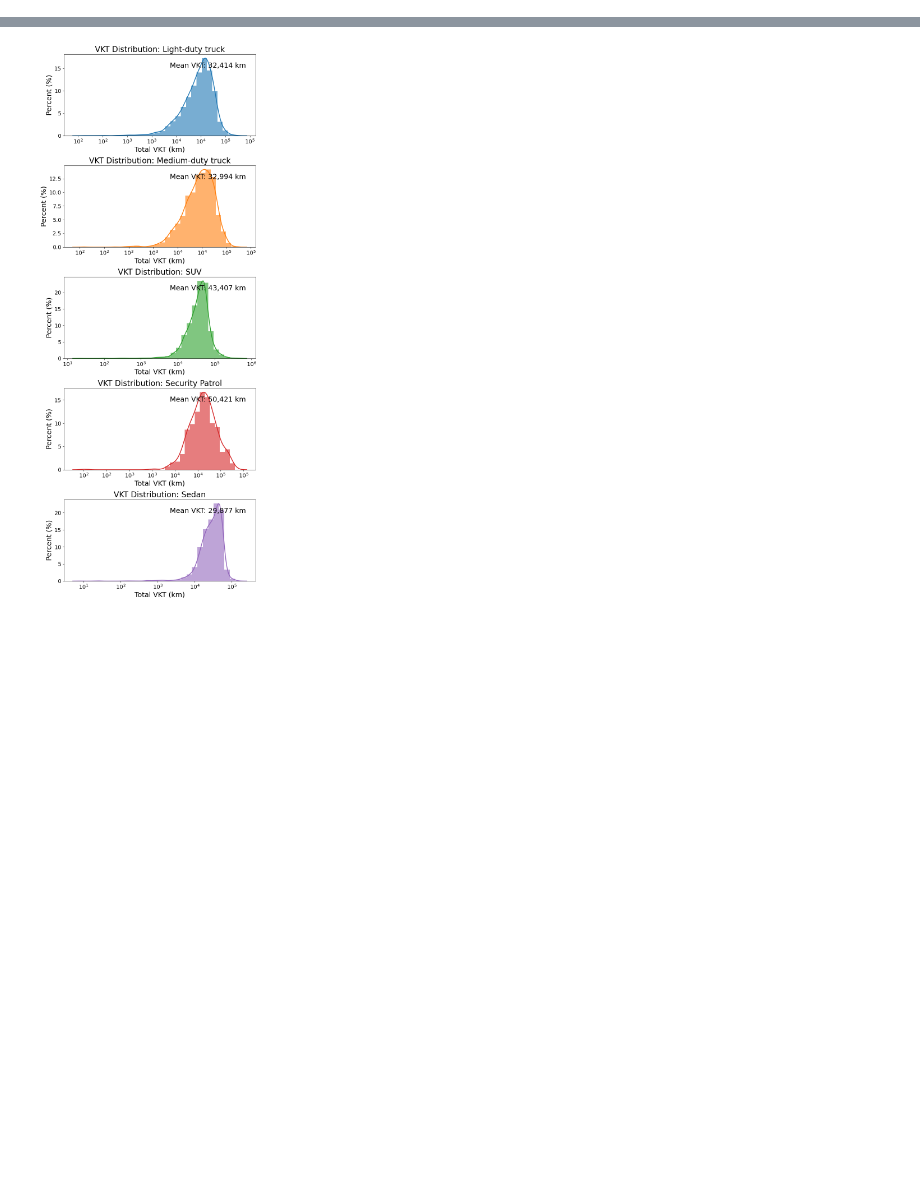
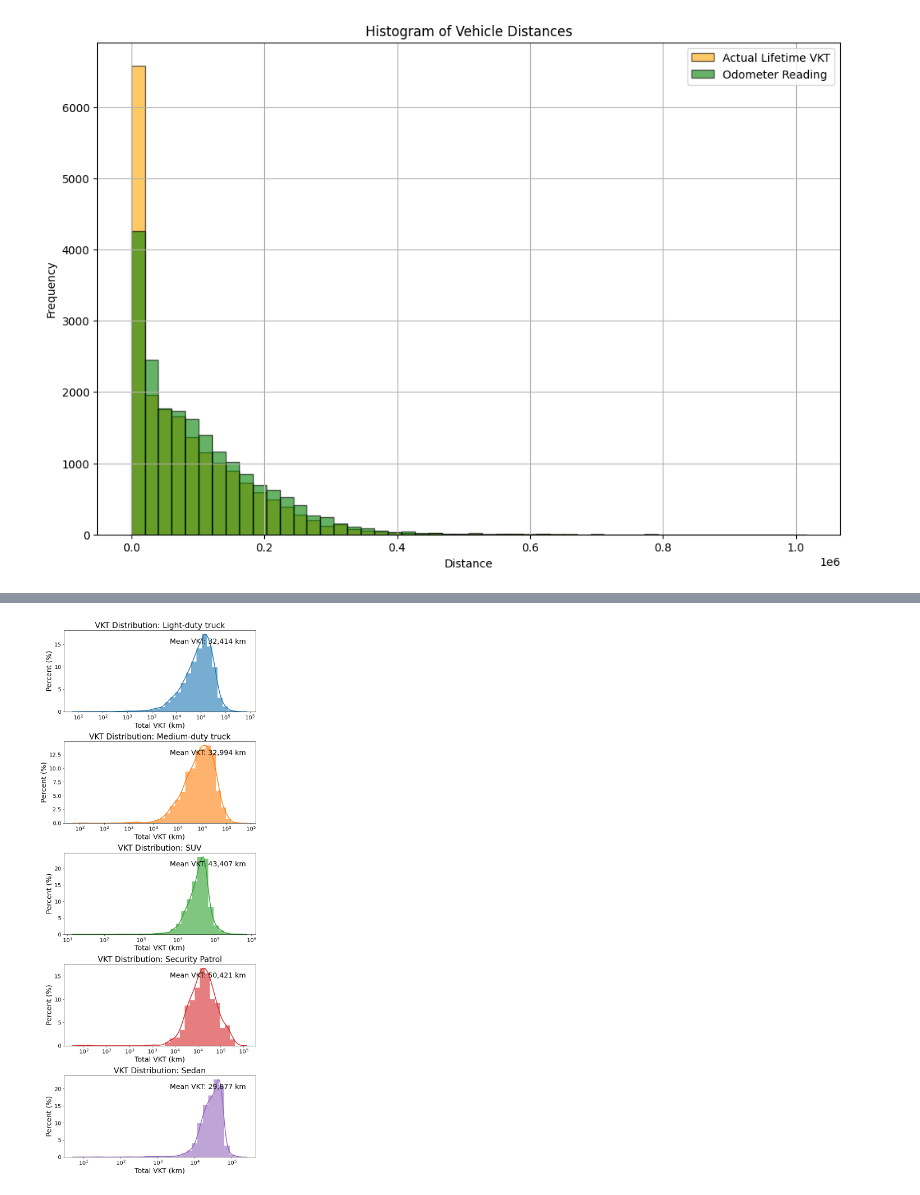
Before and after one commit to AlexWangVT/fleet_modeling, a Jupyter notebook: scripts/formal_analysis/vkt_patterns.ipynb, the cells around one changed output, grey strips where cells are left out. Saved outputs shown, nothing was run; the diff lists cells and outputs as text; code cells hidden in the pictures; blank space fills up the shorter version.

```diff
--- a/scripts/formal_analysis/vkt_patterns.ipynb
+++ b/scripts/formal_analysis/vkt_patterns.ipynb
@@ -232,0 +236,6 @@ merged_df.head()
+# %%
+# compare total vkt per vehicle from AVL with ODO reading
+actual_miles = merged_df.groupby('IMEI').agg(
+    actual_lifetime_vkt = ('distance_travelled', 'sum'),
+    odo_reading = ('Current Odometer Reading', 'first')).reset_index()
+actual_miles.head()
@@ -232,0 +249,20 @@ merged_df.head()
+# %%
+vkt = actual_miles['actual_lifetime_vkt'].dropna()
+odo = actual_miles['odo_reading'].dropna()
+
+# Combine clean data to compute common bin edges
+combined_data = np.concatenate([vkt, odo])
+bin_edges = np.histogram_bin_edges(combined_data, bins=50)
+
+plt.figure(figsize=(12, 8))
+plt.hist(vkt, bins=bin_edges, color='orange', alpha=0.6, label='Actual Lifetime VKT', edgecolor='black')
+plt.hist(odo, bins=bin_edges, color='green', alpha=0.6, label='Odometer Reading', edgecolor='black')
+
+plt.xlabel('Distance')
+plt.ylabel('Frequency')
+plt.title('Histogram of Vehicle Distances')
+plt.legend()
+plt.grid(True)
+plt.show()
+# %% [output]
+[figure, added]
```
Also changed, not shown: parts of 17 cells of this notebook, 22 other files.
